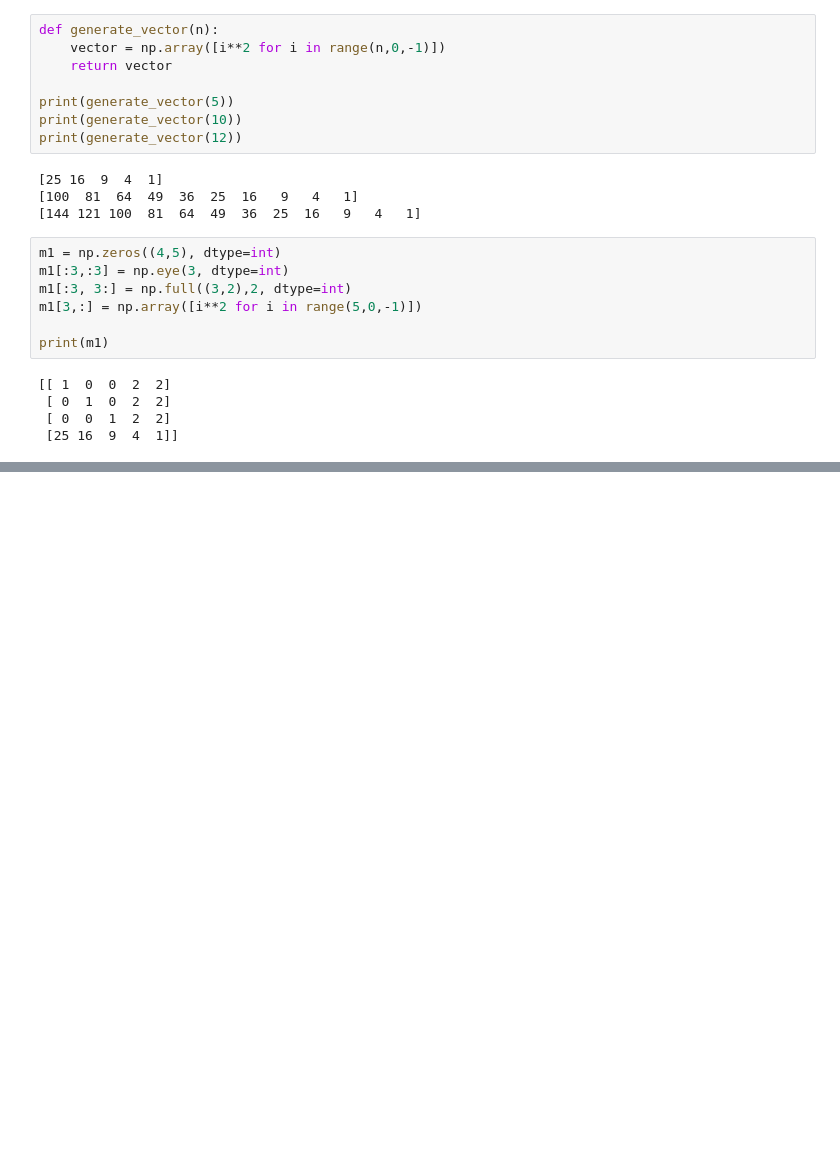
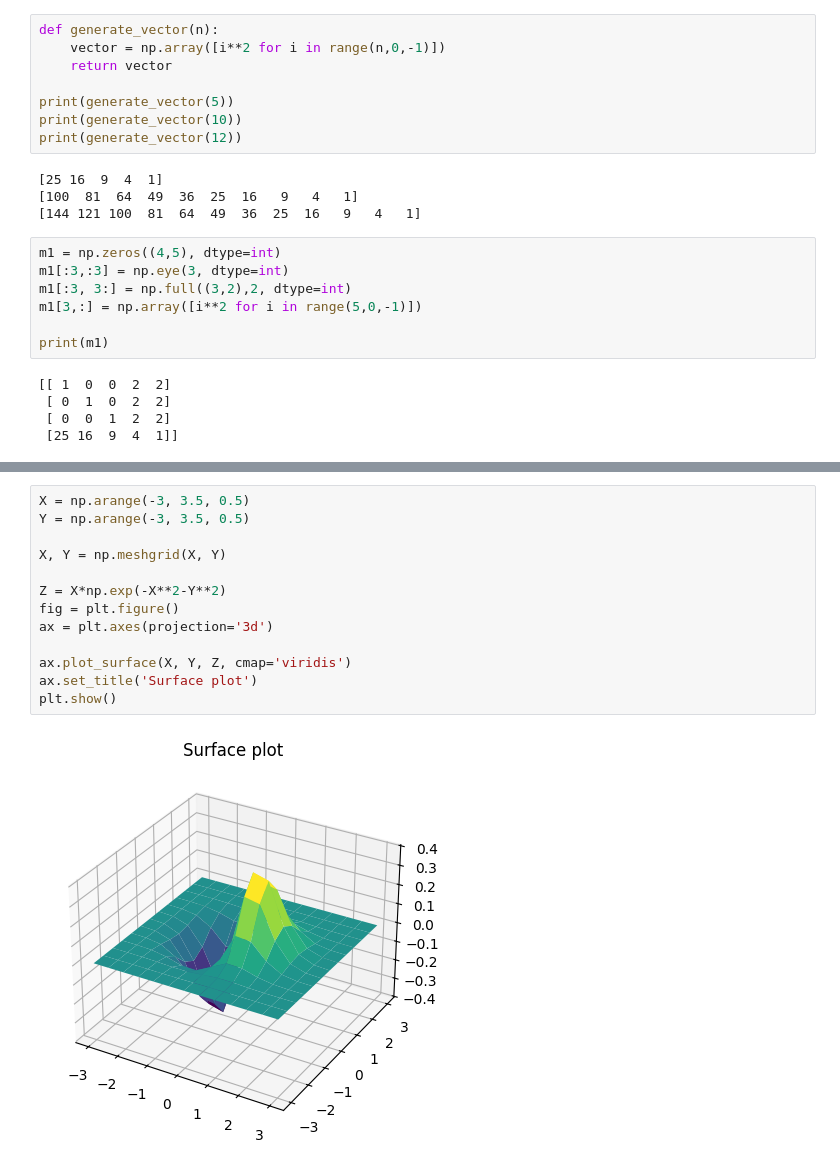
Before and after one commit to TheSheDevil13/Language-Practice-Lab, a Jupyter notebook: Python/numericals.ipynb, the cells around one changed output, grey strips where cells are left out. Cells and saved outputs as stored; diff of their text form; blank space fills up the shorter version.

```diff
--- a/Python/numericals.ipynb
+++ b/Python/numericals.ipynb
@@ -96,0 +120,15 @@ print(m1)
+# %%
+X = np.arange(-3, 3.5, 0.5)
+Y = np.arange(-3, 3.5, 0.5)
+
+X, Y = np.meshgrid(X, Y)
+
+Z = X*np.exp(-X**2-Y**2)
+fig = plt.figure()
+ax = plt.axes(projection='3d')
+
+ax.plot_surface(X, Y, Z, cmap='viridis')
+ax.set_title('Surface plot')
+plt.show()
+# %% [output]
+[figure, added]
```
Also changed, not shown: parts of 6 cells of this notebook.
